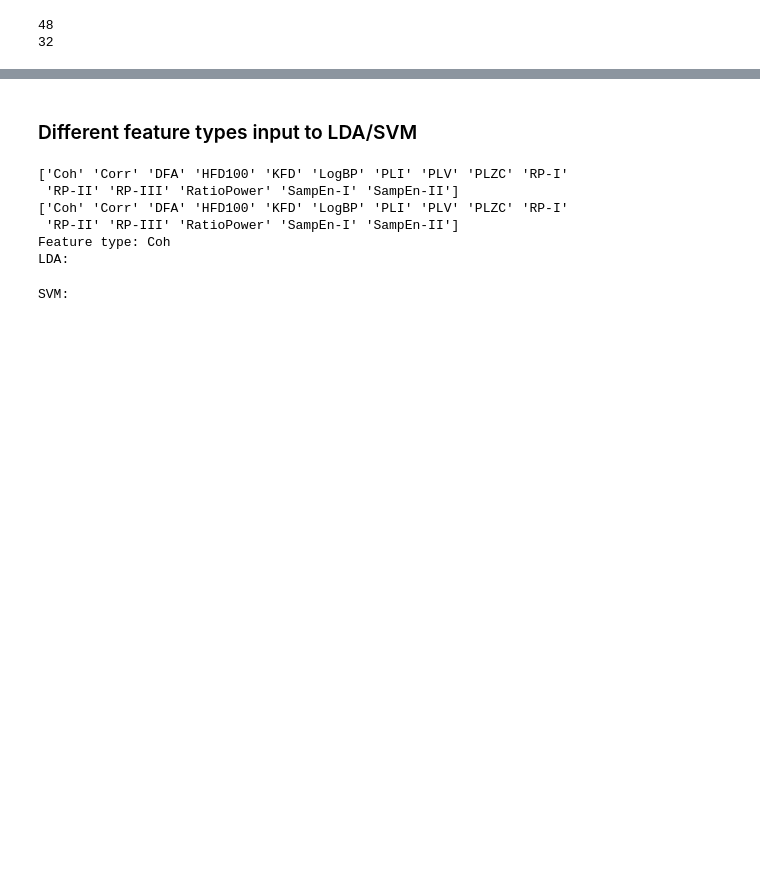
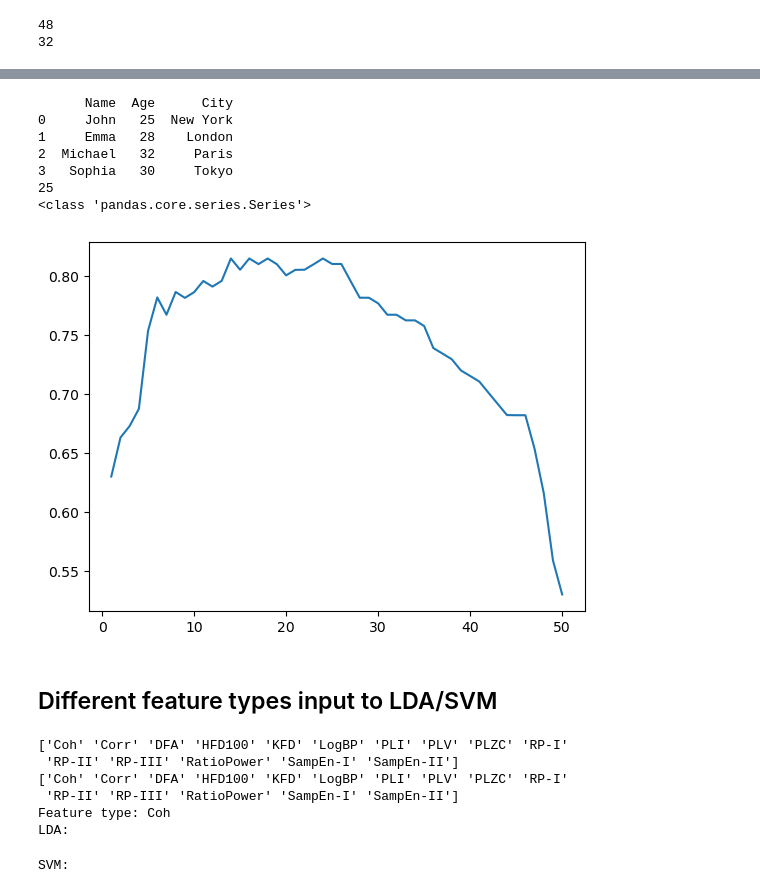
Before and after one commit to henry880127/DementiaAnalysis, a Jupyter notebook: Interactive_interface.ipynb, the cells around one changed output, grey strips where cells are left out. Cells and saved outputs as stored; diff of their text form; code cells hidden in the pictures; blank space fills up the shorter version.

Commit message:
Add SFS on SVM
SVM with grid_search accompanied with SFS

```diff
--- a/Interactive_interface.ipynb
+++ b/Interactive_interface.ipynb
@@ -123,5 +589,52 @@ fisher_idx = np.argsort(fisher_scores)[::-1] # sort in descending order'''
+# %%
+import pandas as pd
+import pandas as pd
+df_accCV = pd.DataFrame.from_dict(sfs.get_metric_dict()).T
+df_accCV.avg_score.plot()
+
+class grid_search_results():
+    def __init__(self, folder_path):
+        self.folder_path = folder_path
+        self.df_acc_CV_test = pd.DataFrame(columns=['avg_scores', 'test_scores', 'best_params'])
+
+    def iterate_results(self, df_accCV):
+        if self.df_accCV.avg_scores.empty:
+            self.df_accCV.avg_scores = df_accCV.avg_score
+            self.df_accCV.test_scores = df_accCV.test_score
+        else:
+            # Iterate the grid_search results if the validated score is higher than the previous one
+            for idx in range(len(df_accCV.avg_score)):
+                if df_accCV.avg_score[idx] > self.df_accCV.avg_scores[idx]:
+                    self.df_accCV.avg_scores[idx] = df_accCV.avg_score[idx]
+                    self.df_accCV.test_scores[idx] = df_accCV.test_score[idx]
+
+
+# Create a dictionary with the data
+ex_data = {'Name': ['John', 'Emma', 'Michael', 'Sophia'],
+        'Age': [25, 28, 32, 30],
+        'City': ['New York', 'London', 'Paris', 'Tokyo']}
+
+# Create the dataframe
+df = pd.DataFrame(ex_data)
+
+# Print the dataframe
+print(df)
+
+print(df.Age.iloc[0])
+type(df.Age.iloc[0])
+
+print(type(df.Age))
+# %% [output]
+      Name  Age      City
+0     John   25  New York
+1     Emma   28    London
+2  Michael   32     Paris
+3   Sophia   30     Tokyo
+25
+<class 'pandas.core.series.Series'>
+[figure, added]
 # %% [markdown]
-### Different feature types input to LDA/SVM
+## Different feature types input to LDA/SVM
 # %%
 from Model_ML import Model_ML
 # Extract the columns that contain the specific feature type
```
Also changed, not shown: parts of 21 cells of this notebook.
